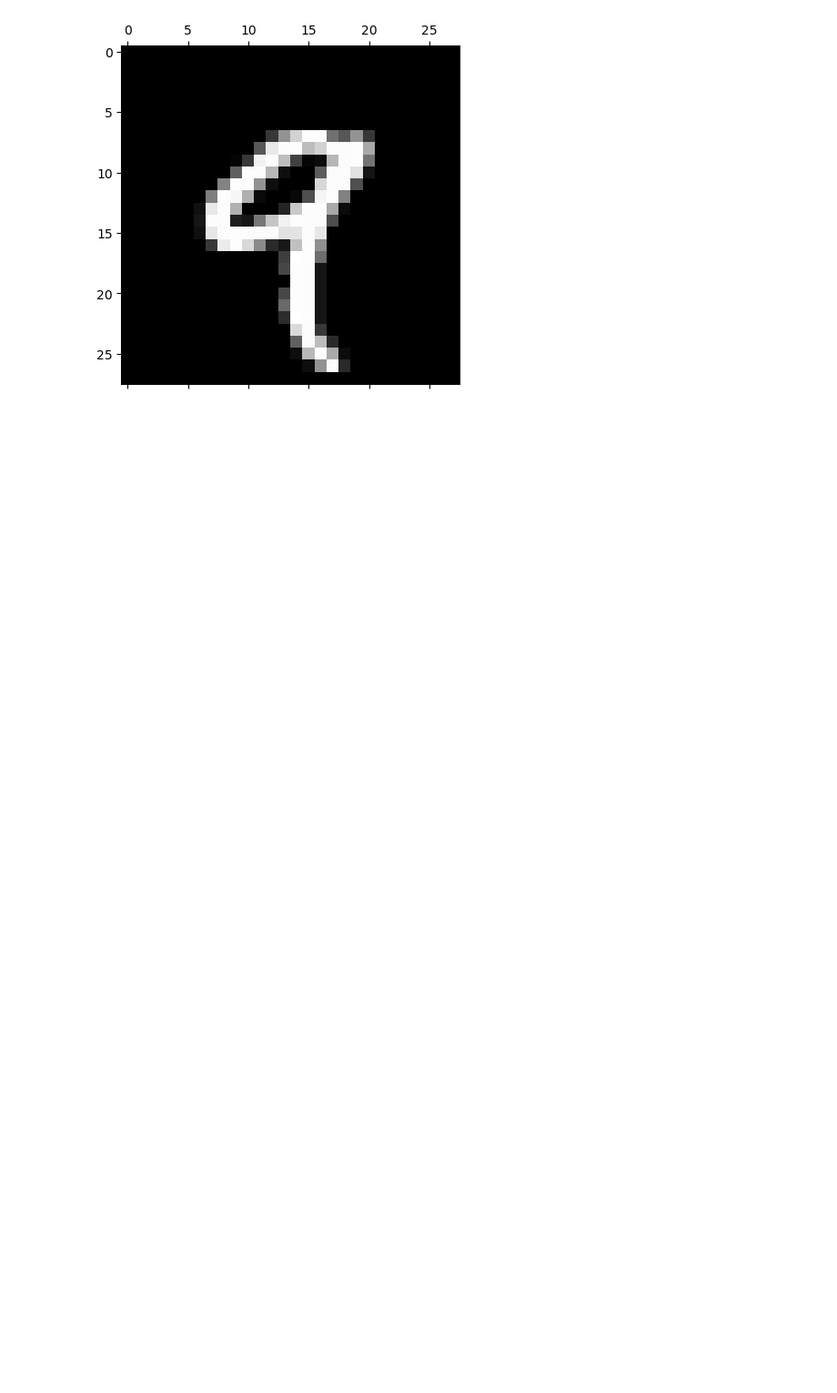
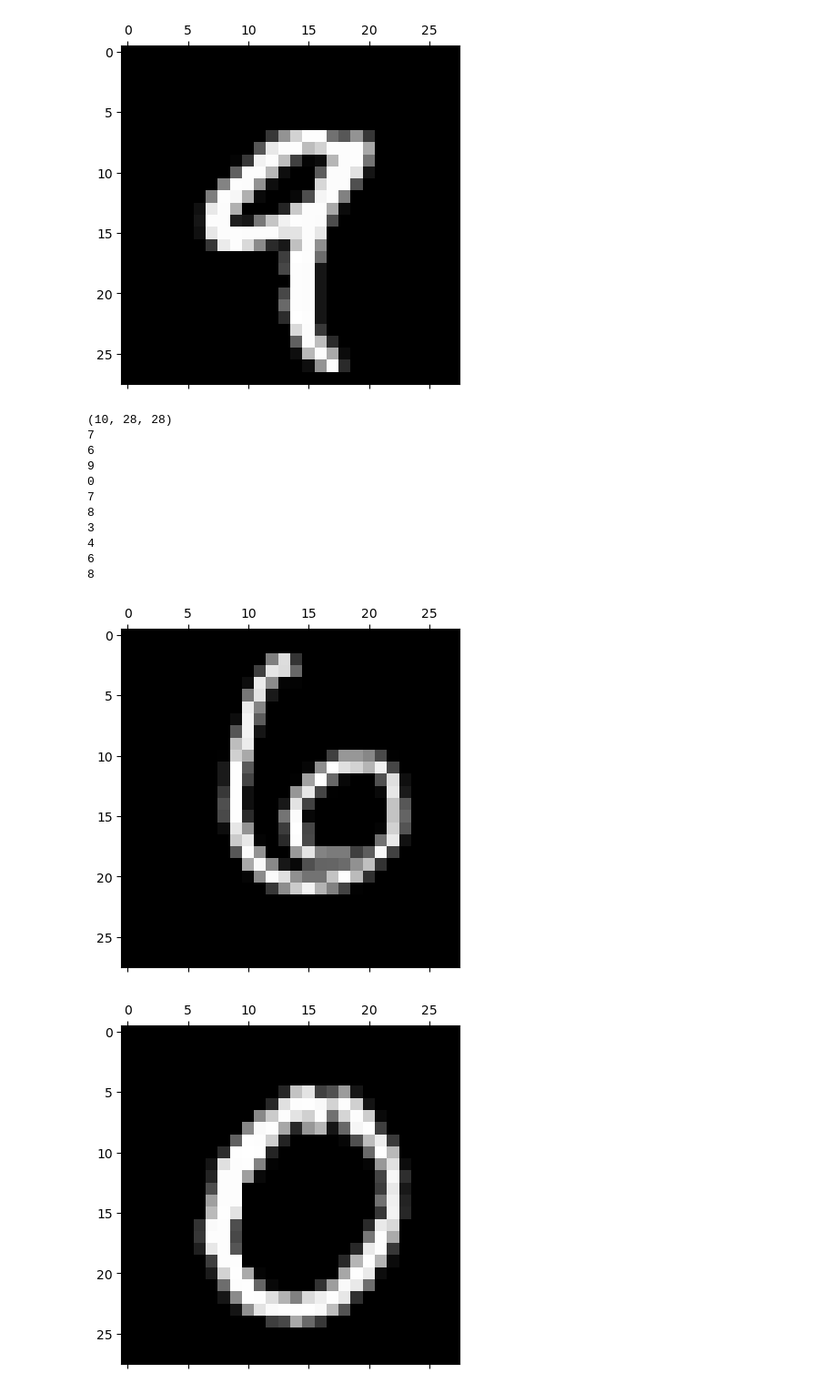
Before and after one commit to NneurotransmitterR/aai-project-mnist-stable-classifier, a Jupyter notebook: data_inspection.ipynb, the cells around one changed output. Shown: that part at 91% size. Saved outputs shown, nothing was run; the diff lists cells and outputs as text; code cells hidden in the pictures; blank space fills up the shorter version.

```diff
--- a/data_inspection.ipynb
+++ b/data_inspection.ipynb
@@ -52,3 +52,40 @@ plt.show()
 [figure]
 [figure]
 [figure]
+# %%
+# inspect test data
+img_0 = np.load('./processed_data/test/0.npy')
+img_1 = np.load('./processed_data/test/1.npy')
+img_2 = np.load('./processed_data/test/2.npy')
+img_3 = np.load('./processed_data/test/3.npy')
+img_4 = np.load('./processed_data/test/4.npy')
+img_5 = np.load('./processed_data/test/5.npy')
+img_6 = np.load('./processed_data/test/6.npy')
+img_7 = np.load('./processed_data/test/7.npy')
+img_8 = np.load('./processed_data/test/8.npy')
+img_9 = np.load('./processed_data/test/9.npy')
+print(img_1.shape)
+
+imgs = [img_0, img_1, img_2, img_3, img_4, img_5, img_6, img_7, img_8, img_9]
+
+for img in imgs:
+    # find the first non-zero axis
+    for i in range(10):
+        if img[i, :, :].any():
+            print(i)
+            break
+    plt.matshow(img[i, :, :], cmap='gray')
+# %% [output]
+(10, 28, 28)
+7
+6
+9
+0
+7
+8
+3
+4
+6
+8
+[figure, added]
+[figure, added]
```
Also changed, not shown: parts of 2 cells of this notebook, 11 other files.
